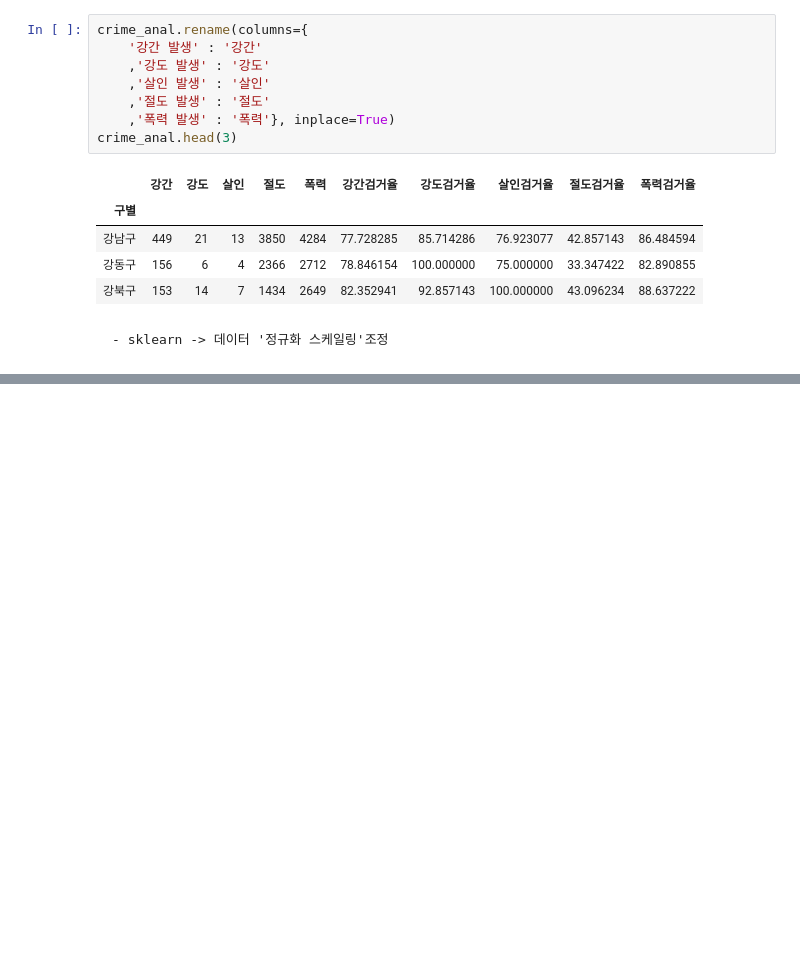
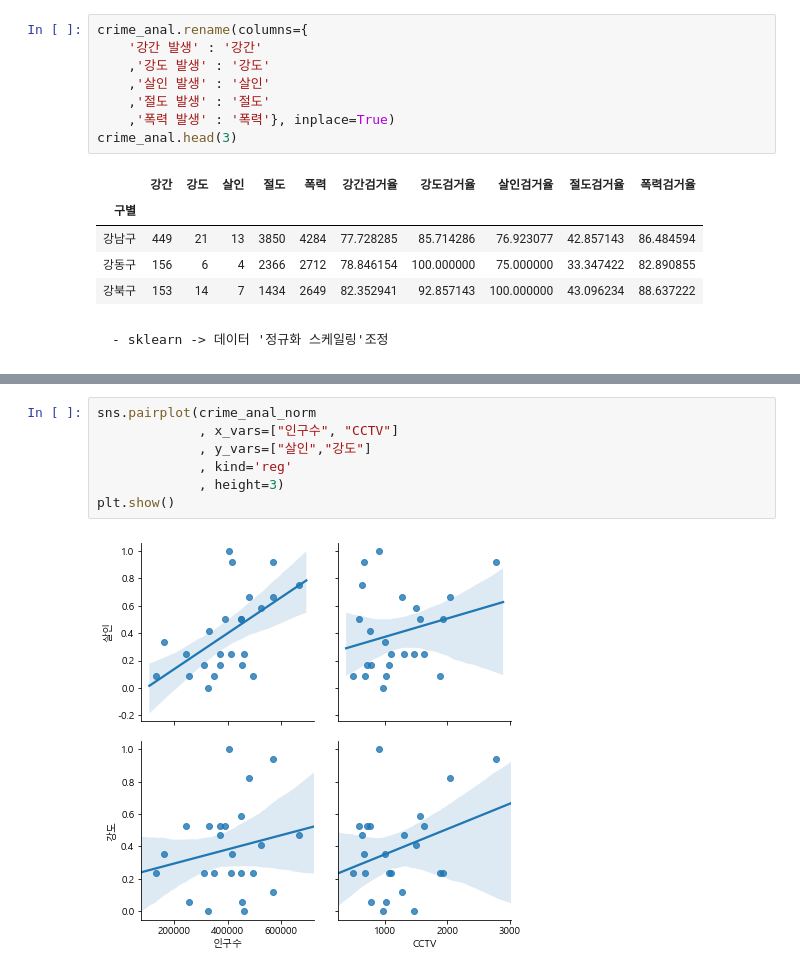
Before and after one commit to Minsik113/Python-Study, a Jupyter notebook: Analysis_practice/Crime in Seoul.ipynb, the cells around one changed output, grey strips where cells are left out. Cells and saved outputs as stored; diff of their text form; blank space fills up the shorter version.

```diff
--- a/Analysis_practice/Crime in Seoul.ipynb
+++ b/Analysis_practice/Crime in Seoul.ipynb
@@ -278,0 +334,9 @@ crime_anal_norm.head()
+# %%
+sns.pairplot(crime_anal_norm
+             , x_vars=["인구수", "CCTV"]
+             , y_vars=["살인","강도"]
+             , kind='reg'
+             , height=3)
+plt.show()
+# %% [output]
+[figure, added]
```
Also changed, not shown: parts of 38 cells of this notebook, 5 other files.
